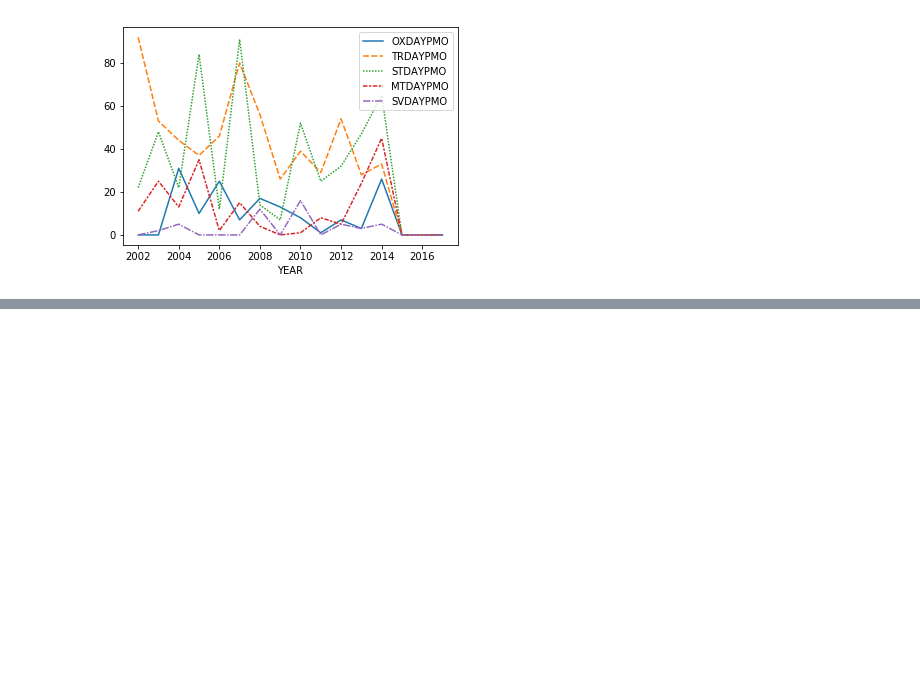
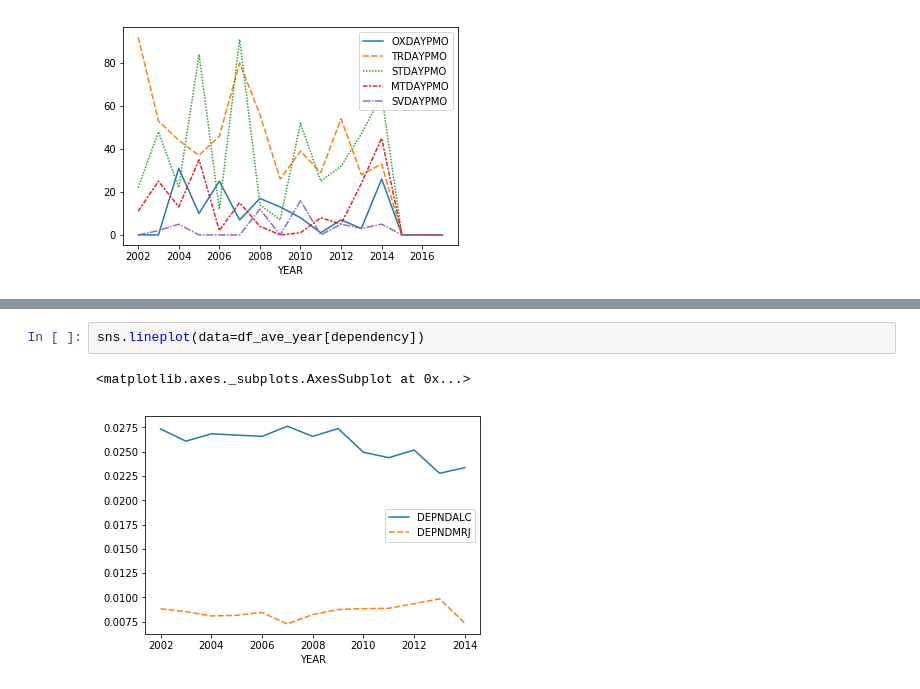
Before and after one commit to displaced-lobster/BDC2019, a Jupyter notebook: NSDUH.ipynb, the cells around one changed output, grey strips where cells are left out. Saved outputs shown, nothing was run; the diff lists cells and outputs as text; blank space fills up the shorter version.

```diff
--- a/NSDUH.ipynb
+++ b/NSDUH.ipynb
@@ -286,0 +573,5 @@ plt.show()
+# %%
+sns.lineplot(data=df_ave_year[dependency])
+# %% [output]
+<matplotlib.axes._subplots.AxesSubplot at 0x...>
+[figure, added]
```
Also changed, not shown: parts of 24 cells of this notebook.
